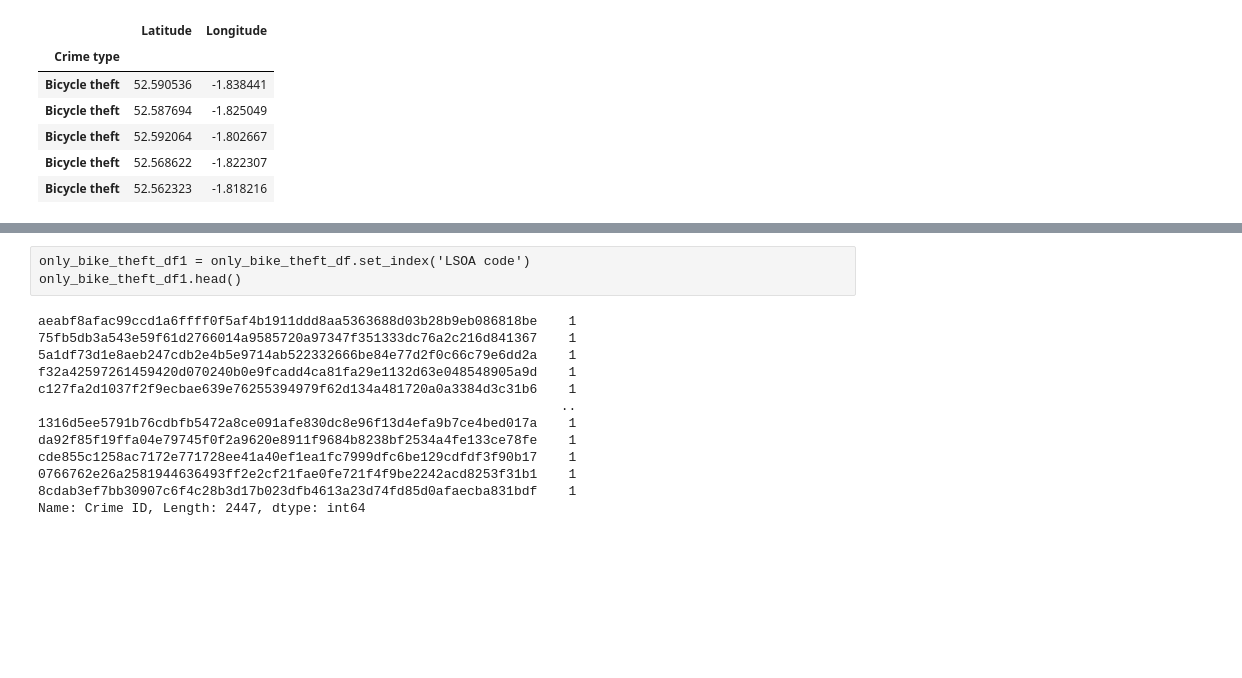
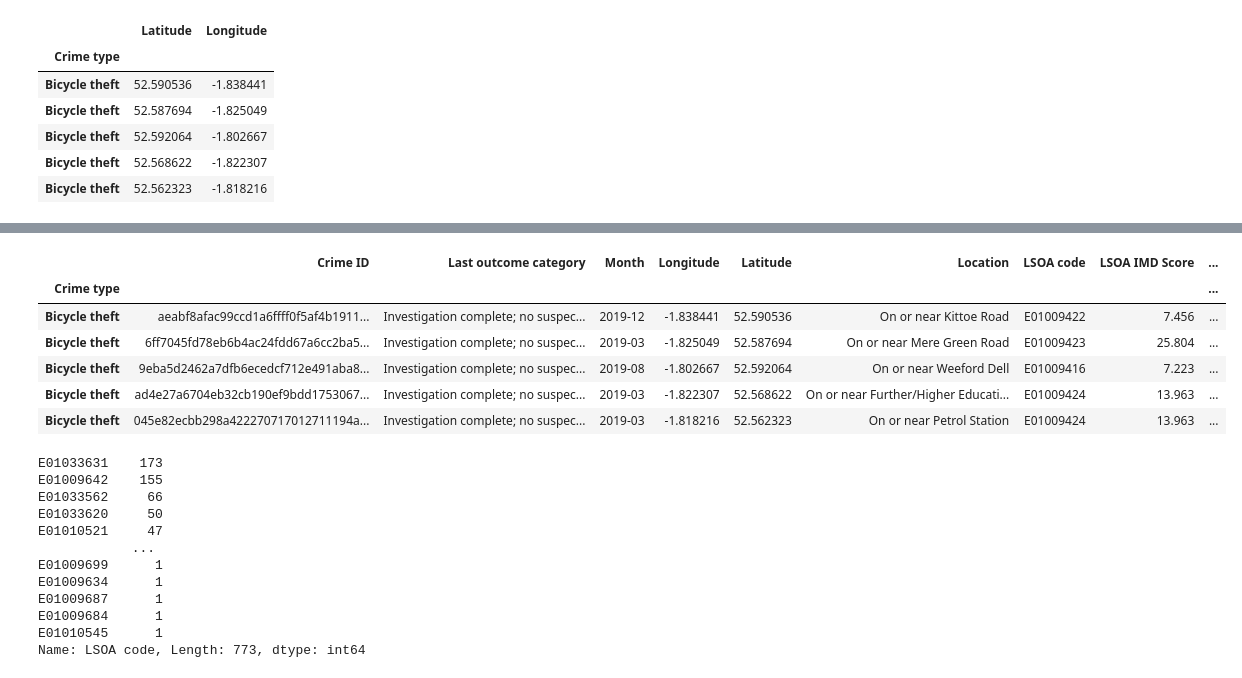
Before and after one commit to Garywtne/my-project-repo, a Jupyter notebook: bike_thefts.ipynb, the cells around one changed output, grey strips where cells are left out. Drawn from its saved outputs; the diff is of its cells as text; code cells hidden in the pictures; blank space fills up the shorter version.

```diff
--- a/bike_thefts.ipynb
+++ b/bike_thefts.ipynb
@@ -88,22 +88,30 @@ only_bike_theft_df.head()
 | Birmingham 003A | 9eba5d2462a7dfb6ecedcf712e491aba8... | Bicycle theft | Investigation complete; no suspec... | 2019-08 | -1.802667 | 52.592064 | On or near Weeford Dell | E01009416 | ... |
 | Birmingham 004B | ad4e27a6704eb32cb190ef9bdd1753067... | Bicycle theft | Investigation complete; no suspec... | 2019-03 | -1.822307 | 52.568622 | On or near Further/Higher Educati... | E01009424 | ... |
 | Birmingham 004B | 045e82ecbb298a422270717012711194a... | Bicycle theft | Investigation complete; no suspec... | 2019-03 | -1.818216 | 52.562323 | On or near Petrol Station | E01009424 | ... |
-# %% [raw]
-only_bike_theft_df1 = only_bike_theft_df.set_index('LSOA code')
-only_bike_theft_df1.head()
+# %%
+only_bike_theft_df1 = only_bike_theft_df.set_index("Crime type")
+only_bike_theft_df1.head()
+# %% [output]
+|  | Crime ID | Last outcome category | Month | Longitude | Latitude | Location | LSOA code | LSOA IMD Score | ... |
+| Crime type |  |  |  |  |  |  |  |  | ... |
+| Bicycle theft | aeabf8afac99ccd1a6ffff0f5af4b1911... | Investigation complete; no suspec... | 2019-12 | -1.838441 | 52.590536 | On or near Kittoe Road | E01009422 | 7.456 | ... |
+| Bicycle theft | 6ff7045fd78eb6b4ac24fdd67a6cc2ba5... | Investigation complete; no suspec... | 2019-03 | -1.825049 | 52.587694 | On or near Mere Green Road | E01009423 | 25.804 | ... |
+| Bicycle theft | 9eba5d2462a7dfb6ecedcf712e491aba8... | Investigation complete; no suspec... | 2019-08 | -1.802667 | 52.592064 | On or near Weeford Dell | E01009416 | 7.223 | ... |
+| Bicycle theft | ad4e27a6704eb32cb190ef9bdd1753067... | Investigation complete; no suspec... | 2019-03 | -1.822307 | 52.568622 | On or near Further/Higher Educati... | E01009424 | 13.963 | ... |
+| Bicycle theft | 045e82ecbb298a422270717012711194a... | Investigation complete; no suspec... | 2019-03 | -1.818216 | 52.562323 | On or near Petrol Station | E01009424 | 13.963 | ... |
 # %%
-LSOA_counts = only_bike_theft_df1["Crime ID"].value_counts()
+LSOA_counts = only_bike_theft_df1["LSOA code"].value_counts()
 LSOA_counts
 # %% [output]
-aeabf8afac99ccd1a6ffff0f5af4b1911ddd8aa5363688d03b28b9eb086818be    1
-75fb5db3a543e59f61d2766014a9585720a97347f351333dc76a2c216d841367    1
-5a1df73d1e8aeb247cdb2e4b5e9714ab522332666be84e77d2f0c66c79e6dd2a    1
-f32a42597261459420d070240b0e9fcadd4ca81fa29e1132d63e048548905a9d    1
-c127fa2d1037f2f9ecbae639e76255394979f62d134a481720a0a3384d3c31b6    1
-                                                                   ..
-1316d5ee5791b76cdbfb5472a8ce091afe830dc8e96f13d4efa9b7ce4bed017a    1
-da92f85f19ffa04e79745f0f2a9620e8911f9684b8238bf2534a4fe133ce78fe    1
-cde855c1258ac7172e771728ee41a40ef1ea1fc7999dfc6be129cdfdf3f90b17    1
-0766762e26a2581944636493ff2e2cf21fae0fe721f4f9be2242acd8253f31b1    1
-8cdab3ef7bb30907c6f4c28b3d17b023dfb4613a23d74fd85d0afaecba831bdf    1
-Name: Crime ID, Length: 2447, dtype: int64
+E01033631    173
+E01009642    155
+E01033562     66
+E01033620     50
+E01010521     47
+            ...
+E01009699      1
+E01009634      1
+E01009687      1
+E01009684      1
+E01010545      1
+Name: LSOA code, Length: 773, dtype: int64
```
Also changed, not shown: parts of 7 cells of this notebook, 5 other files.
